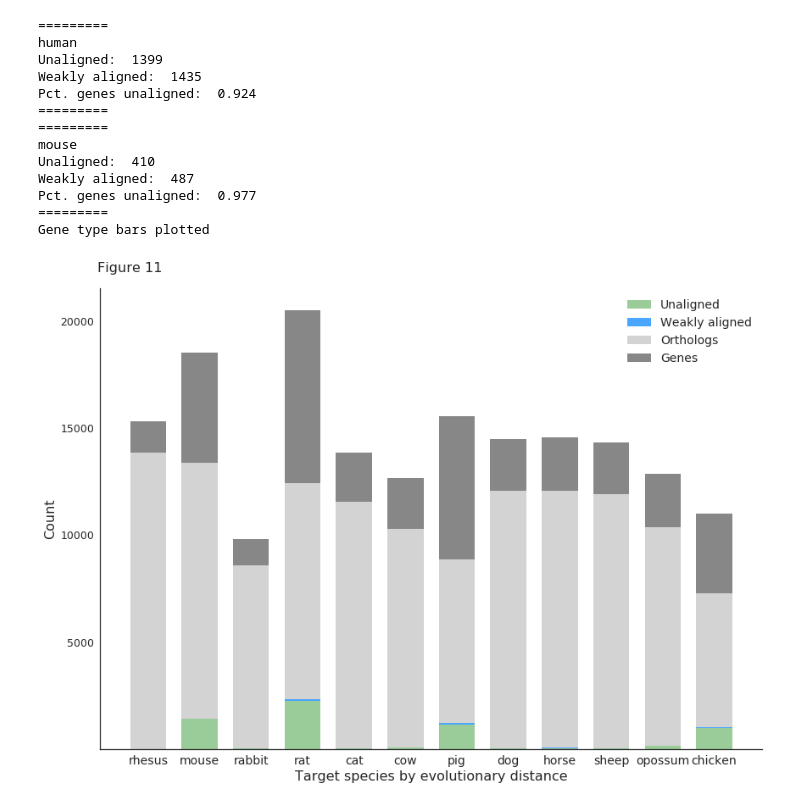
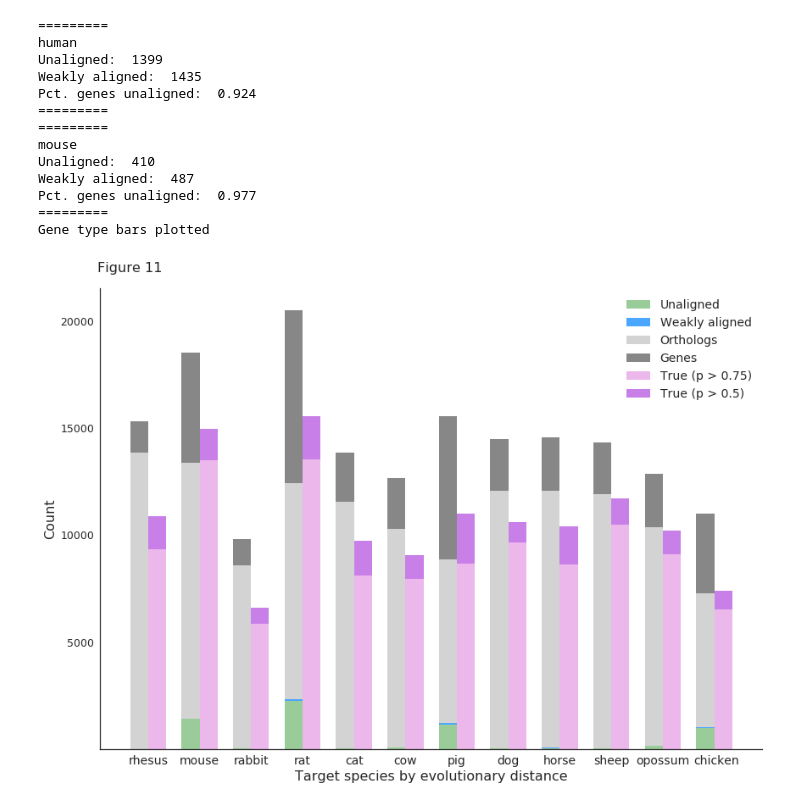
Before and after one commit to ptrebert/project-cross-species, a Jupyter notebook: notebooks/plotting/plot_unaln_ortho_gene_bars.ipynb, the cells around one changed output. Cells and saved outputs as stored; diff of their text form; code cells hidden in the pictures.

Commit message:
added bars for true predictions relative to annotations

```diff
--- a/notebooks/plotting/plot_unaln_ortho_gene_bars.ipynb
+++ b/notebooks/plotting/plot_unaln_ortho_gene_bars.ipynb
@@ -59,10 +59,14 @@ save_figures = True
 
 def exec_gene_bars():
     cache_file = os.path.join(cache_dir, '{}_plot_unaln_ortho_bars.pck'.format(date))
+
+    true_pred_cache = os.path.join(cache_dir, '20180314_plot_perfcomp_prob.h5')
+    true_preds = load_true_predictions(true_pred_cache)
+
     if os.path.isfile(cache_file):
         gene_bars = cache_data(cache_file, None)
     else:
-        gene_bars = collect_gene_types()
+        gene_bars = collect_gene_types(true_preds)
         gene_bars = cache_data(cache_file, gene_bars)
 
     species, lca = read_references(species_file, lca_times_file)
@@ -86,6 +90,26 @@ def exec_gene_bars():
             fig.savefig(outpath, bbox_extra_artists=exart, bbox_inches='tight')
 
     return True
+
+
+def load_true_predictions(true_pred_cache):
+
+    tlo = 'pred_prob_lo_50'
+    thi = 'pred_prob_lo_75'
+
+    true_counts = col.defaultdict(list)
+    with pd.HDFStore(true_pred_cache, 'r') as hdf:
+        load_keys = [k for k in hdf.keys() if k.endswith('/true/model')]
+        for k in load_keys:
+            _, trg, qry, _, _ = k.split('/')
+            data = hdf[k]
+            true_counts[(trg, qry, 'tlo')].append(data[tlo].mean().round(0))
+            true_counts[(trg, qry, 'thi')].append(data[thi].mean().round(0))
+    mean_counts = dict()
+    for k, v in true_counts.items():
+        mean = int(np.mean(v).round(0))
+        mean_counts[k] = mean
+    return mean_counts
 
 
 def cache_data(cache_file, genebars):
@@ -115,9 +139,12 @@ def plot_gene_bars(gene_counts, ref_spec, lca_dist, fkey):
     fig, ax = plt.subplots(figsize=(14, 10))
     extra_artists = []
 
-    bar_width = 0.7
+    bar_width = 0.35
 
     unaln = [(lca_dist[(t, q)], q, v) for (t, q, label), v in gene_counts.items() if label == 'unaln' and t == ref_spec and q != ref_spec]
+
+    tlo = [(lca_dist[(t, q)], q, v) for (t, q, label), v in gene_counts.items() if label == 'tlo' and t == ref_spec and q != ref_spec]
+    thi = [(lca_dist[(t, q)], q, v) for (t, q, label), v in gene_counts.items() if label == 'thi' and t == ref_spec and q != ref_spec]
 
     aligned_queries = [t[1] for t in unaln]
 
@@ -130,7 +157,7 @@ def plot_gene_bars(gene_counts, ref_spec, lca_dist, fkey):
 
     unaln = sorted(unaln)
 
-    x_vals = np.arange(1, len(unaln) + 1, step=1)
+    x_vals = np.arange(1, len(unaln) + 1, step=1, dtype=np.float32)
     x_labels = [t[1] for t in unaln]
 
     unaln = np.array([t[2] for t in unaln], dtype=np.int32)
@@ -138,6 +165,9 @@ def plot_gene_bars(gene_counts, ref_spec, lca_dist, fkey):
     wkaln += unaln  # turn this into absolute height for uniform handling
     ortho = np.array([t[2] for t in sorted(ortho)], dtype=np.int32)
     total = np.array([t[2] for t in sorted(total)], dtype=np.int32)
+
+    tlo = np.array([t[2] for t in sorted(tlo)], dtype=np.int32)
+    thi = np.array([t[2] for t in sorted(thi)], dtype=np.int32)
 
     ### Output for publication
     print('=========')
@@ -165,12 +195,19 @@ def plot_gene_bars(gene_counts, ref_spec, lca_dist, fkey):
                align='edge', width=bar_width)
         bottom = next_bottom
 
+    # added bars for true predictions
+    x_vals += bar_width
+    ax.bar(x_vals, thi, label='True (p > 0.75)', align='edge',
+           color='orchid', alpha=0.5, width=bar_width)
+    ax.bar(x_vals, tlo - thi, label='True (p > 0.5)', align='edge',
+           bottom=thi, color='darkviolet', alpha=0.5, width=bar_width)
+
     ax.legend(loc='upper right', fontsize=14)
 
     ax.set_yticks([5000, 10000, 15000, 20000])
-    x_ticks = x_vals + 0.35
+    x_ticks = x_vals
     x_ticks[-1] += 0.05
-    ax.set_xticks(x_vals + 0.35)
+    ax.set_xticks(x_vals)
     ax.set_xticklabels(x_labels, fontsize=14)
 
     ax.set_xlabel('Target species by evolutionary distance', fontsize=16)
@@ -209,7 +246,7 @@ def read_references(species, lca):
     return spec_ann, lca_dist
 
 
-def collect_gene_types():
+def collect_gene_types(true_counts):
     print('collecting')
     gene_collector = col.Counter()
     feat_columns = ['chrom', 'name', 'symbol',
@@ -279,34 +316,34 @@ def collect_gene_types():
                         data = data.loc[sub_select, :].copy()
 
                         data['is_ortholog'] = (data['name'].isin(ortho_genes[(trg, qry)])).astype(np.int8)
                         gene_collector[(trg, qry, 'bad_ortho')] = data['is_ortholog'].sum()
 
                         out_buffer.append(data)
 
                 dump_file = os.path.join(dump_folder, '{}_from_{}.bad-aln.tsv'.format(qry, trg))
-                assert not os.path.isfile(dump_file), 'Duplicate created: {}'.format(dump_file)
+                #assert not os.path.isfile(dump_file), 'Duplicate created: {}'.format(dump_file)
                 out_dump = pd.concat(out_buffer, axis=0, ignore_index=False)
                 out_dump.sort_values(['chrom', 'start_reg5p', 'end_reg5p'], inplace=True)
-                out_dump.to_csv(dump_file, sep='\t', header=True, index=False)
-
+                out_dump.to_csv(dump_file, sep='\t', header=True, index=False, mode='w')
+    gene_collector.update(true_counts)
     return gene_collector
 
 
 if run_exec_gene_bars:
     execd = exec_gene_bars()
     print('Gene type bars plotted')
 # %% [output]
 =========
 human
 Unaligned:  1399
 Weakly aligned:  1435
 Pct. genes unaligned:  0.924
 =========
 =========
 mouse
 Unaligned:  410
 Weakly aligned:  487
 Pct. genes unaligned:  0.977
 =========
 Gene type bars plotted
-[figure, old version]
+[figure, new version]
```
Also changed, not shown: parts of 1 cell of this notebook.
